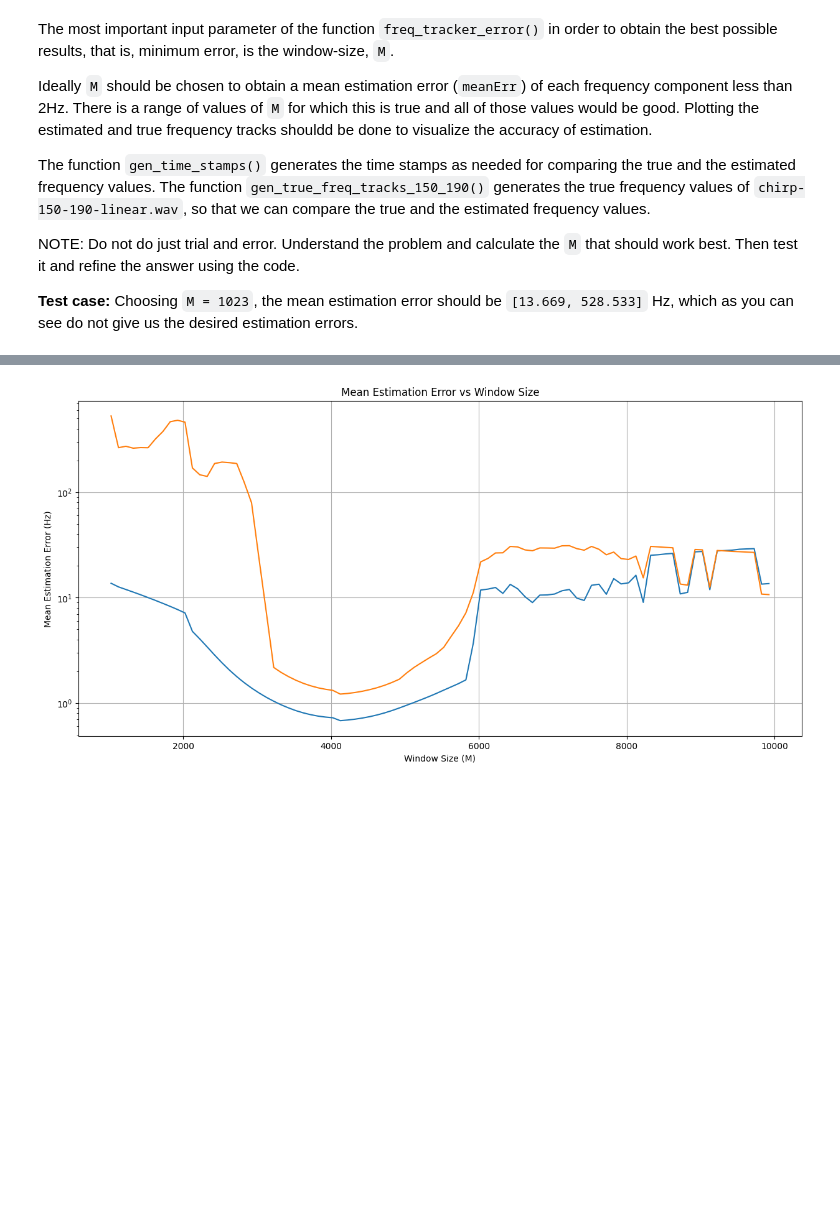
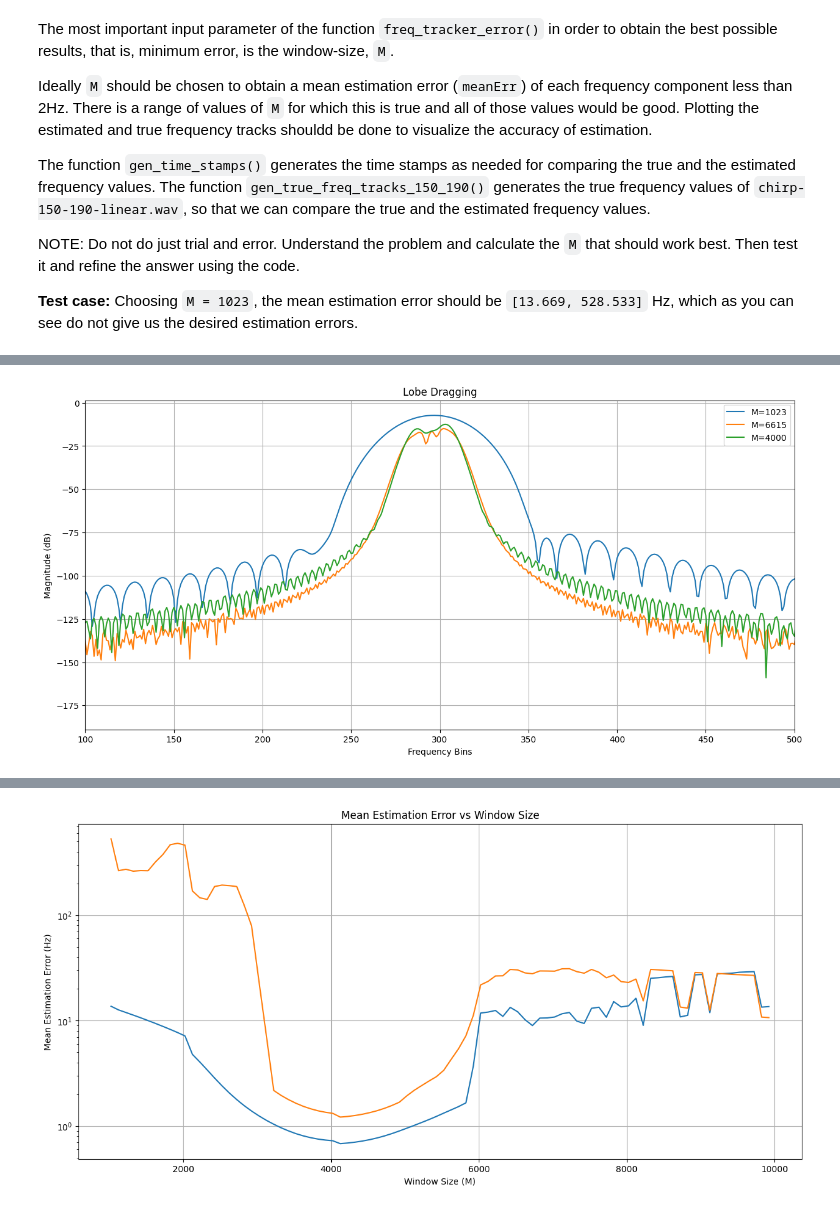
Before and after one commit to inspektral/sms-tools-materials, a Jupyter notebook: exercises/E5-Sinusoidal-model.ipynb, the cells around one changed output, grey strips where cells are left out. Drawn from its saved outputs; the diff is of its cells as text; code cells hidden in the pictures; blank space fills up the shorter version.

```diff
--- a/exercises/E5-Sinusoidal-model.ipynb
+++ b/exercises/E5-Sinusoidal-model.ipynb
@@ -310,0 +289,15 @@ Optimal case mean error: [10.20918393 28.3468712 ]
+# %%
+Ms = [1023, 6615, 4000]
+plt.figure(figsize=(15, 7))
+plt.title('Lobe Dragging')
+plt.xlabel('Frequency Bins')
+plt.ylabel('Magnitude (dB)')
+for M in Ms:
+    xM, xP = DFT.dftAnal(x[int((x.size-M)/2):int((x.size+M)/2)], get_window(window, M), 4096*4)
+    plt.plot(xM, label=f'M={M}')
+plt.legend()
+plt.xlim(100, 500)
+plt.grid(True)
+plt.show()
+# %% [output]
+[figure, added]
```
Also changed, not shown: parts of 10 cells of this notebook, 2 other files.
